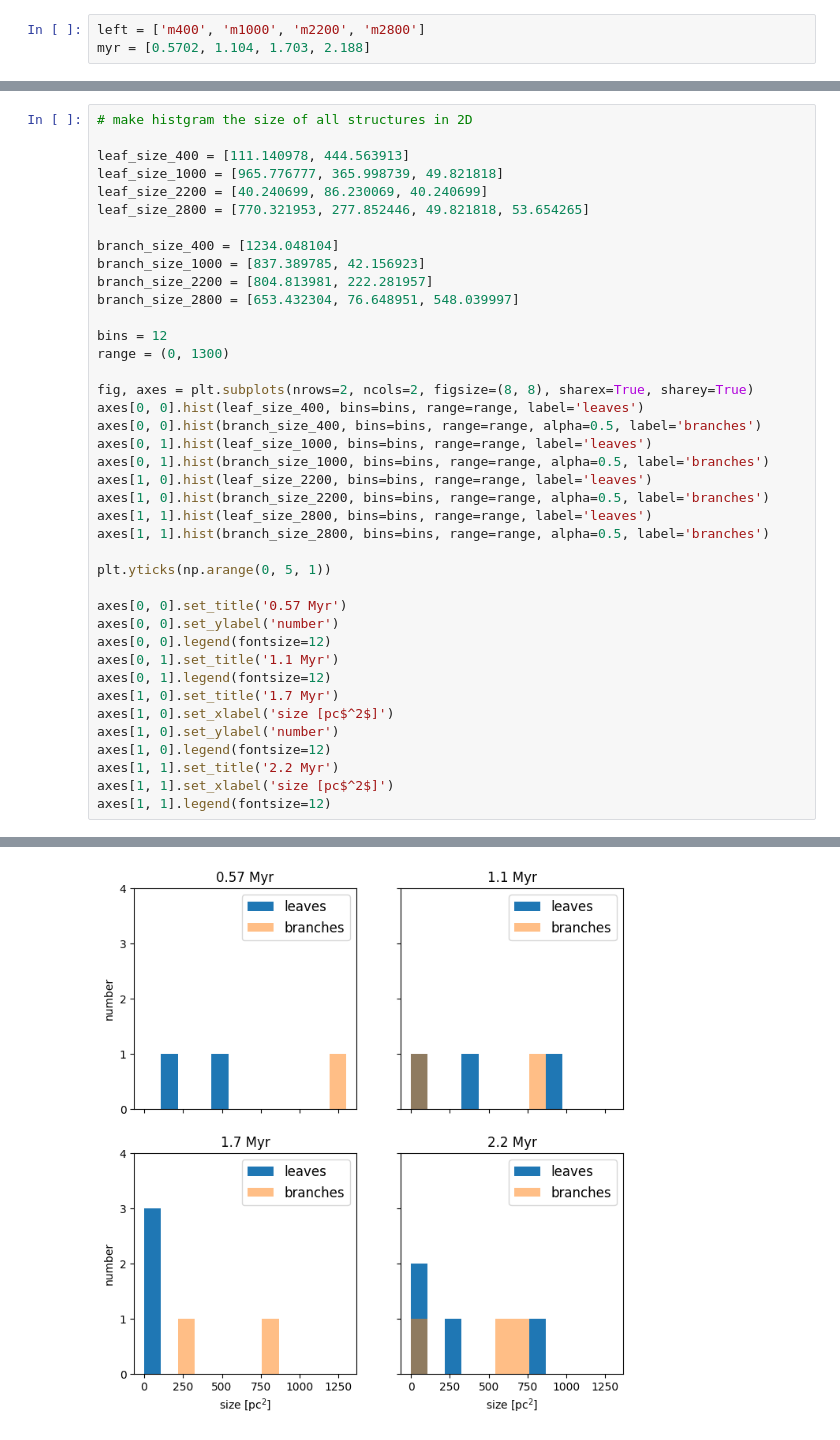
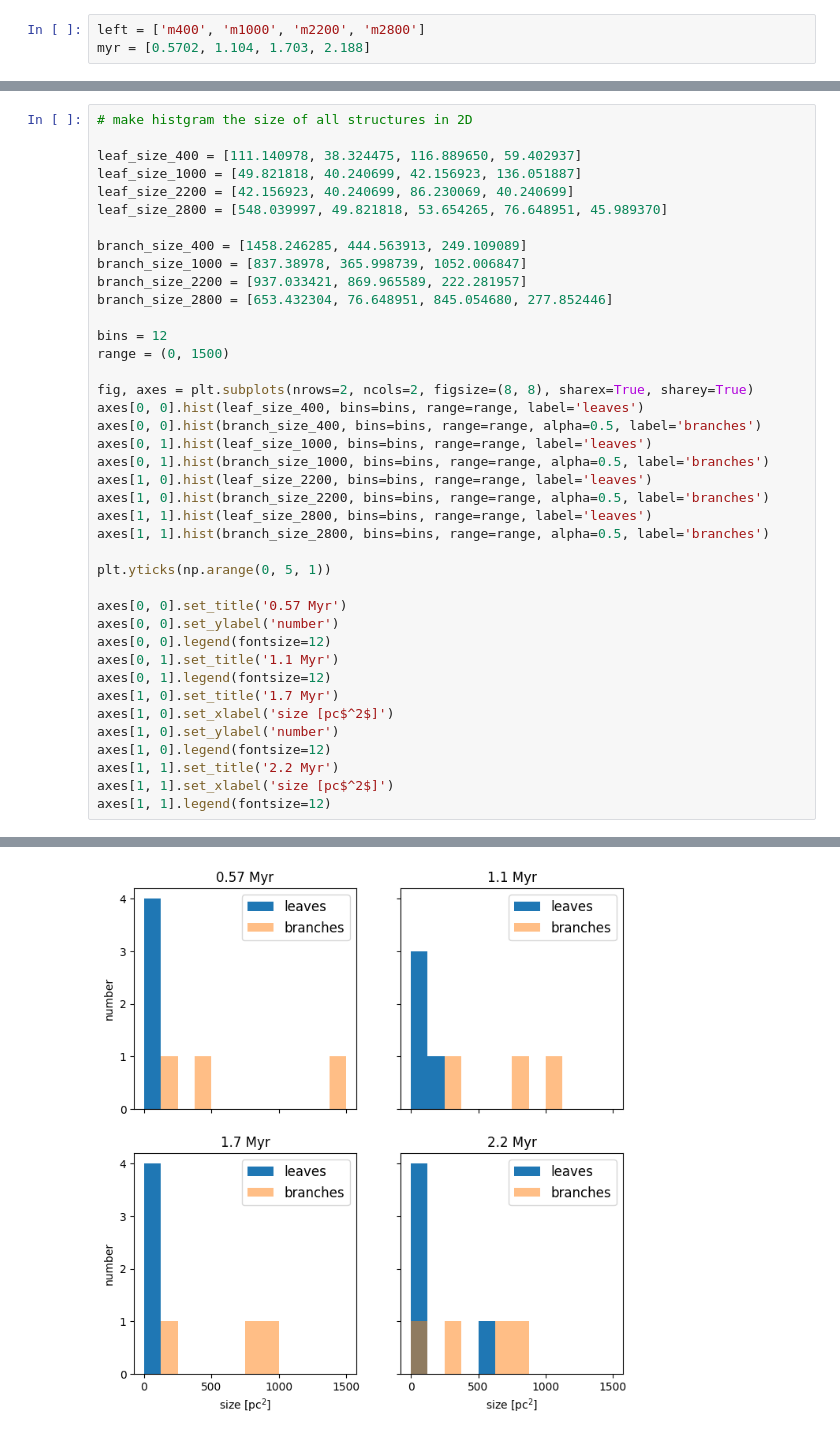
Before and after one commit to kotora260/StarGen, a Jupyter notebook: analysis_mass_ppp/discuss_2D.ipynb, the cells around one changed output, grey strips where cells are left out. Drawn from its saved outputs; the diff is of its cells as text.

```diff
--- a/analysis_mass_ppp/discuss_2D.ipynb
+++ b/analysis_mass_ppp/discuss_2D.ipynb
@@ -22,46 +21,46 @@ plt.legend()
 # %%
 # make histgram the size of all structures in 2D
 
-leaf_size_400 = [111.140978, 444.563913]
-leaf_size_1000 = [965.776777, 365.998739, 49.821818]
-leaf_size_2200 = [40.240699, 86.230069, 40.240699]
-leaf_size_2800 = [770.321953, 277.852446, 49.821818, 53.654265]
+leaf_size_400 = [111.140978, 38.324475, 116.889650, 59.402937]
+leaf_size_1000 = [49.821818, 40.240699, 42.156923, 136.051887]
+leaf_size_2200 = [42.156923, 40.240699, 86.230069, 40.240699]
+leaf_size_2800 = [548.039997, 49.821818, 53.654265, 76.648951, 45.989370]
 
-branch_size_400 = [1234.048104]
-branch_size_1000 = [837.389785, 42.156923]
-branch_size_2200 = [804.813981, 222.281957]
-branch_size_2800 = [653.432304, 76.648951, 548.039997]
+branch_size_400 = [1458.246285, 444.563913, 249.109089]
+branch_size_1000 = [837.38978, 365.998739, 1052.006847]
+branch_size_2200 = [937.033421, 869.965589, 222.281957]
+branch_size_2800 = [653.432304, 76.648951, 845.054680, 277.852446]
 
 bins = 12
-range = (0, 1300)
+range = (0, 1500)
 
 fig, axes = plt.subplots(nrows=2, ncols=2, figsize=(8, 8), sharex=True, sharey=True)
 axes[0, 0].hist(leaf_size_400, bins=bins, range=range, label='leaves')
 axes[0, 0].hist(branch_size_400, bins=bins, range=range, alpha=0.5, label='branches')
 axes[0, 1].hist(leaf_size_1000, bins=bins, range=range, label='leaves')
 axes[0, 1].hist(branch_size_1000, bins=bins, range=range, alpha=0.5, label='branches')
 axes[1, 0].hist(leaf_size_2200, bins=bins, range=range, label='leaves')
 axes[1, 0].hist(branch_size_2200, bins=bins, range=range, alpha=0.5, label='branches')
 axes[1, 1].hist(leaf_size_2800, bins=bins, range=range, label='leaves')
 axes[1, 1].hist(branch_size_2800, bins=bins, range=range, alpha=0.5, label='branches')
 
 plt.yticks(np.arange(0, 5, 1))
 
 axes[0, 0].set_title('0.57 Myr')
 axes[0, 0].set_ylabel('number')
 axes[0, 0].legend(fontsize=12)
 axes[0, 1].set_title('1.1 Myr')
 axes[0, 1].legend(fontsize=12)
 axes[1, 0].set_title('1.7 Myr')
 axes[1, 0].set_xlabel('size [pc$^2$]')
 axes[1, 0].set_ylabel('number')
 axes[1, 0].legend(fontsize=12)
 axes[1, 1].set_title('2.2 Myr')
 axes[1, 1].set_xlabel('size [pc$^2$]')
 axes[1, 1].legend(fontsize=12)
 # %% [output]
 <matplotlib.legend.Legend at 0x...>
-[figure, old version]
+[figure, new version]
 # %%
 # make histgram of the mass of all structures in 2D
 
```
Also changed, not shown: parts of 6 cells of this notebook.
